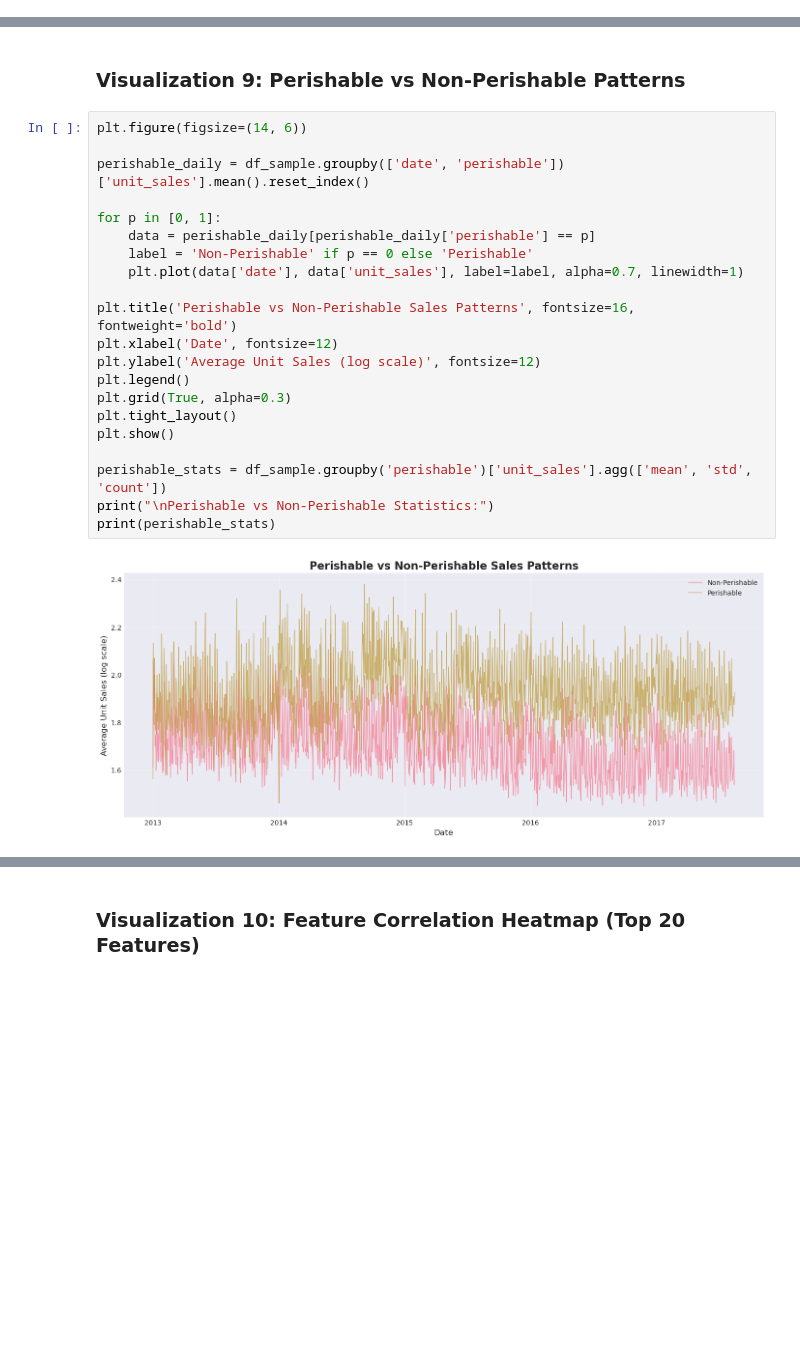
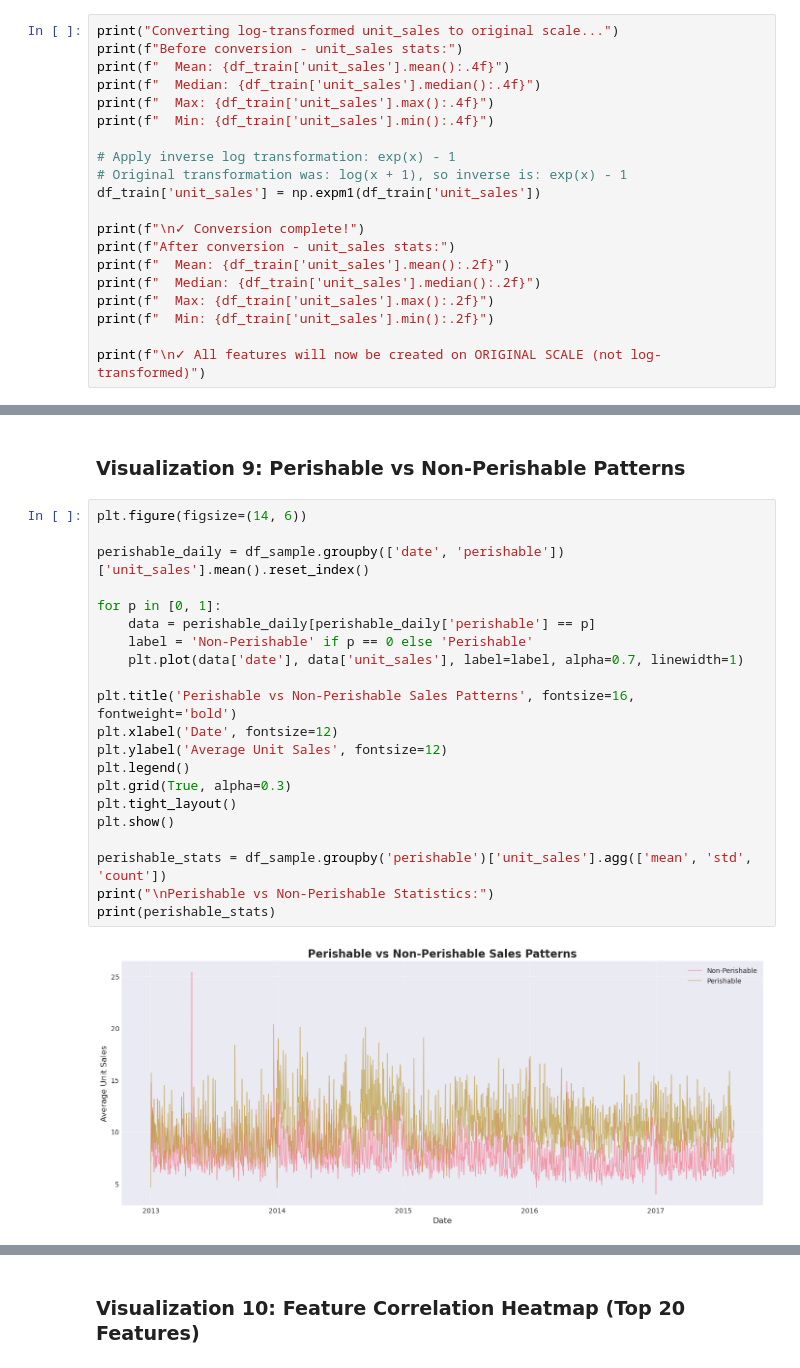
Before and after one commit to apa0/grocery-sales-forecasting, a Jupyter notebook: scripts/eda_final_supercomputer_a.ipynb, the cells around one changed output, grey strips where cells are left out. Drawn from its saved outputs; the diff is of its cells as text; blank space fills up the shorter version.

Commit message:
final graphics

```diff
--- a/scripts/eda_final_supercomputer_a.ipynb
+++ b/scripts/eda_final_supercomputer_a.ipynb
@@ -93,0 +115,20 @@ store_nbr
+# %%
+print("Converting log-transformed unit_sales to original scale...")
+print(f"Before conversion - unit_sales stats:")
+print(f"  Mean: {df_train['unit_sales'].mean():.4f}")
+print(f"  Median: {df_train['unit_sales'].median():.4f}")
+print(f"  Max: {df_train['unit_sales'].max():.4f}")
+print(f"  Min: {df_train['unit_sales'].min():.4f}")
+
+# Apply inverse log transformation: exp(x) - 1
+# Original transformation was: log(x + 1), so inverse is: exp(x) - 1
+df_train['unit_sales'] = np.expm1(df_train['unit_sales'])
+
+print(f"\n✓ Conversion complete!")
+print(f"After conversion - unit_sales stats:")
+print(f"  Mean: {df_train['unit_sales'].mean():.2f}")
+print(f"  Median: {df_train['unit_sales'].median():.2f}")
+print(f"  Max: {df_train['unit_sales'].max():.2f}")
+print(f"  Min: {df_train['unit_sales'].min():.2f}")
+
+print(f"\n✓ All features will now be created on ORIGINAL SCALE (not log-transformed)")
@@ -793,24 +850,24 @@ is_holiday
 # %%
 plt.figure(figsize=(14, 6))
 
 perishable_daily = df_sample.groupby(['date', 'perishable'])['unit_sales'].mean().reset_index()
 
 for p in [0, 1]:
     data = perishable_daily[perishable_daily['perishable'] == p]
     label = 'Non-Perishable' if p == 0 else 'Perishable'
     plt.plot(data['date'], data['unit_sales'], label=label, alpha=0.7, linewidth=1)
 
 plt.title('Perishable vs Non-Perishable Sales Patterns', fontsize=16, fontweight='bold')
 plt.xlabel('Date', fontsize=12)
-plt.ylabel('Average Unit Sales (log scale)', fontsize=12)
+plt.ylabel('Average Unit Sales', fontsize=12)
 plt.legend()
 plt.grid(True, alpha=0.3)
 plt.tight_layout()
 plt.show()
 
 perishable_stats = df_sample.groupby('perishable')['unit_sales'].agg(['mean', 'std', 'count'])
 print("\nPerishable vs Non-Perishable Statistics:")
 print(perishable_stats)
 # %% [output]
-[figure, old version]
+[figure, new version]
 Perishable vs Non-Perishable Statistics:
```
Also changed, not shown: parts of 19 cells of this notebook.
